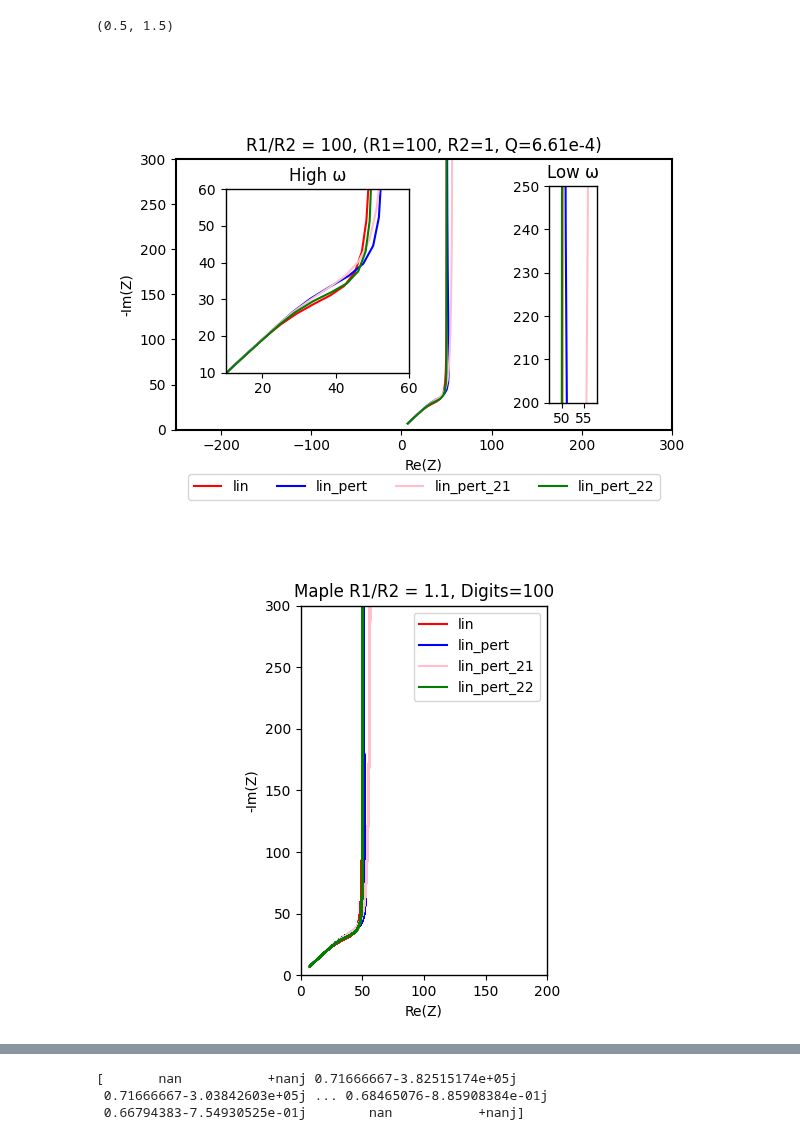
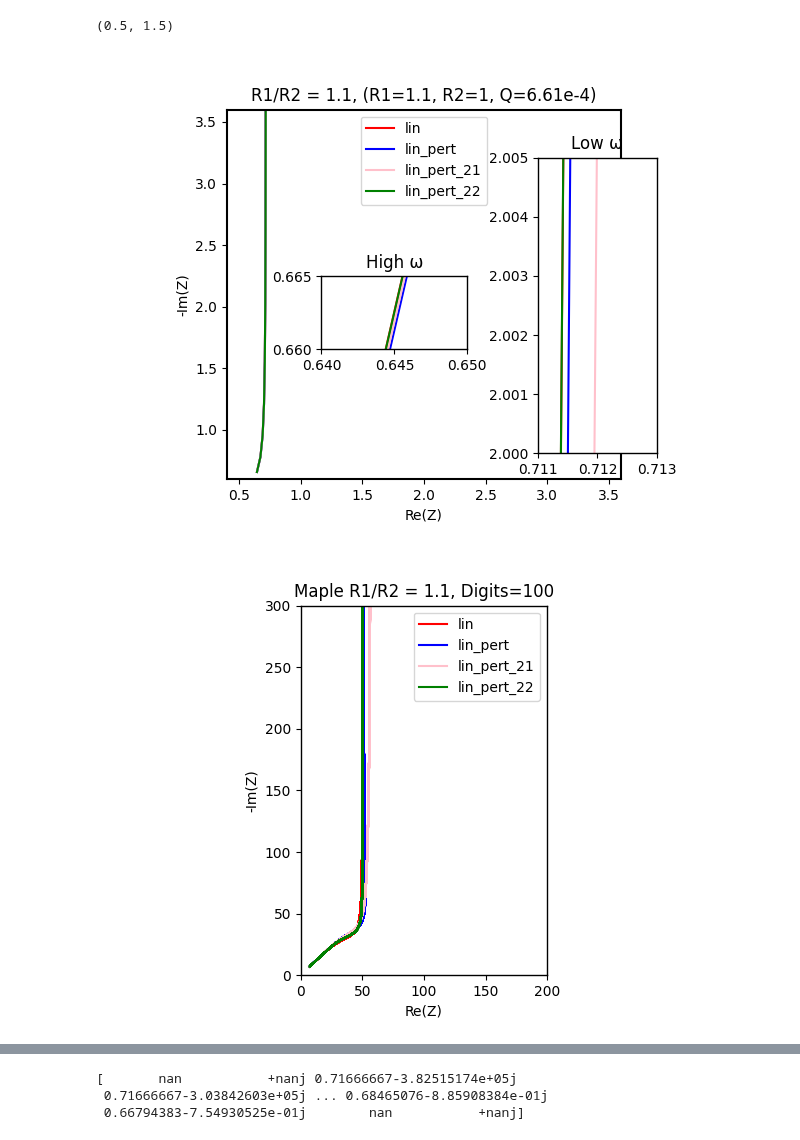
Before and after one commit to Yugal0/fitting-eis-inhomo-electrode, a Jupyter notebook: Linear mix.ipynb, the cells around one changed output, grey strips where cells are left out. Saved outputs shown, nothing was run; the diff lists cells and outputs as text; code cells hidden in the pictures.

```diff
--- a/Linear mix.ipynb
+++ b/Linear mix.ipynb
@@ -135,7 +135,7 @@ def TLMlinzertNewSecondSecond(p,f):
 # R2=Rref*t2
 # Q=6.61e-4
 # %%
-initial_guess=[100,1,6.61e-4]
+initial_guess=[1.1,1,6.61e-4]
 tlmlin=CustomCircuit(initial_guess=initial_guess,circuit='TLMlinNew_0')
 tlmlin_zert=CustomCircuit(initial_guess=initial_guess,circuit='TLMlinzertNew_0')
 tlmlin_semi=CustomCircuit(initial_guess=initial_guess,circuit='TLMlinsemiNew_0')
@@ -208,7 +208,7 @@ z_lin_pert_22_maple_100_1_point_1=make_z_from_csv("z_lin_pert_22_data_100_R1R2_1
 # %%
 plt.rcParams['axes.linewidth'] = 1.5
 ax= plt.figure().add_subplot()
-ax.set_title("R1/R2 = 100, (R1=100, R2=1, Q=6.61e-4)")
+ax.set_title("R1/R2 = 1.1, (R1=1.1, R2=1, Q=6.61e-4)")
 # # factor=194.56/1.5
 factor=1
 ax.plot(np.real(tlmlin_pred/factor),-np.imag(tlmlin_pred/factor),"r",label="lin")
@@ -217,19 +217,20 @@ ax.plot(np.real(tlmlin_zert_pred/factor),-np.imag(tlmlin_zert_pred/factor),"b",l
 #ax.plot(np.real(tlmlin_mix_pred)/factor,-np.imag(tlmlin_mix_pred)/factor,"y",label="lin_mix")
 ax.plot(np.real(tlmlin_zert_21_pred)/factor,-np.imag(tlmlin_zert_21_pred)/factor,"pink",label="lin_pert_21")
 ax.plot(np.real(tlmlin_zert_22_pred)/factor,-np.imag(tlmlin_zert_22_pred)/factor,"g",label="lin_pert_22")
-ax.legend(loc="upper center",ncol=4,bbox_to_anchor=[0.5,-0.14])
+#ax.legend(loc="upper center",ncol=4,bbox_to_anchor=[0.5,-0.14])
+ax.legend(loc="upper center")
 ax.set_xlabel("Re(Z)")
 ax.set_ylabel("-Im(Z)")
 ax.set_aspect("equal")
-ax.set_xlim(-250,300)
-ax.set_ylim(0,300)
+ax.set_xlim(0.4,3.6)
+ax.set_ylim(0.6,3.6)
 plt.rcParams['axes.linewidth'] = 1
 
-ax11=ax.inset_axes(bounds=[0.1,0.2,0.37,0.7])
+ax11=ax.inset_axes(bounds=[0.24,0.25,0.37,0.4])
 #ax.indicate_inset_zoom(ax11)
 ax11.set_title("High ω")
-ax11.set_xlim(10,60)
-ax11.set_ylim(10,60)
+ax11.set_xlim(0.64,0.65)
+ax11.set_ylim(0.660,0.665)
 ax11.set_aspect("equal")
 ax11.plot(np.real(tlmlin_pred/factor),-np.imag(tlmlin_pred/factor),"r",label="lin")
 ax11.plot(np.real(tlmlin_zert_pred/factor),-np.imag(tlmlin_zert_pred/factor),"b",label="lin_pert")
@@ -238,11 +239,11 @@ ax11.plot(np.real(tlmlin_zert_pred/factor),-np.imag(tlmlin_zert_pred/factor),"b"
 ax11.plot(np.real(tlmlin_zert_21_pred)/factor,-np.imag(tlmlin_zert_21_pred)/factor,"pink",label="lin_pert_21")
 ax11.plot(np.real(tlmlin_zert_22_pred)/factor,-np.imag(tlmlin_zert_22_pred)/factor,"g",label="lin_pert_22")
 
-ax12=ax.inset_axes(bounds=[0.5,0.1,0.6,0.8])
+ax12=ax.inset_axes(bounds=[0.64,0.07,0.6,0.8])
 ax12.set_title("Low ω")
 #ax.indicate_inset_zoom(ax12)
-ax12.set_xlim(47,58)
-ax12.set_ylim(200,250)
+ax12.set_xlim(0.711,0.713)
+ax12.set_ylim(2,2.005)
 ax12.set_aspect("equal")
 ax12.plot(np.real(tlmlin_pred/factor),-np.imag(tlmlin_pred/factor),"r",label="lin")
 ax12.plot(np.real(tlmlin_zert_pred/factor),-np.imag(tlmlin_zert_pred/factor),"b",label="lin_pert")
@@ -251,7 +252,7 @@ ax12.plot(np.real(tlmlin_zert_pred/factor),-np.imag(tlmlin_zert_pred/factor),"b"
 ax12.plot(np.real(tlmlin_zert_21_pred)/factor,-np.imag(tlmlin_zert_21_pred)/factor,"pink",label="lin_pert_21")
 ax12.plot(np.real(tlmlin_zert_22_pred)/factor,-np.imag(tlmlin_zert_22_pred)/factor,"g",label="lin_pert_22")
 
-
+plt.savefig("Pert 2nd oder small R1 R2 diff.svg",format="svg")
 ##From MAPLE
 ax4= plt.figure().add_subplot()
 ax4.set_title("Maple R1/R2 = 100, Digits=100")
@@ -266,34 +267,34 @@ ax4.set_aspect("equal")
 ax4.set_xlim(0,200)
 ax4.set_ylim(0,300)
 
 # ax6= plt.figure().add_subplot()
 # ax6.set_title("maple_100_100_rerun")
 # ax6.plot(np.real(z_lin_maple_100_100),-np.imag(z_lin_maple_100_100),"r",label="lin")
 # ax6.plot(np.real(z_lin_pert_maple_100_100),-np.imag(z_lin_pert_maple_100_100),"b",label="lin_pert")
 # ax6.plot(np.real(z_lin_pert_21_maple_100_100),-np.imag(z_lin_pert_21_maple_100_100),"pink",label="lin_pert_21")
 # #ax6.plot(np.real(z_lin_pert_22_maple_100_100),-np.imag(z_lin_pert_22_maple_100_100),"g",label="lin_pert_22")
 # ax6.legend()
 # ax6.set_xlabel("Re(Z)")
 # ax6.set_ylabel("-Im(Z)")
 # ax6.set_aspect("equal")
 # ax6.set_xlim(-4,200)
 # ax6.set_ylim(-1,600)
 
 ax5= plt.figure().add_subplot()
 ax4.set_title("Maple R1/R2 = 1.1, Digits=100")
 ax5.plot(np.real(z_lin_maple_100_1_point_1),-np.imag(z_lin_maple_100_1_point_1),"r",label="lin")
 ax5.plot(np.real(z_lin_pert_maple_100_1_point_1),-np.imag(z_lin_pert_maple_100_1_point_1),"b",label="lin_pert")
 ax5.plot(np.real(z_lin_pert_21_maple_100_1_point_1),-np.imag(z_lin_pert_21_maple_100_1_point_1),"pink",label="lin_pert_21")
 ax5.plot(np.real(z_lin_pert_22_maple_100_1_point_1),-np.imag(z_lin_pert_22_maple_100_1_point_1),"g",label="lin_pert_22")
 ax5.legend()
 ax5.set_xlabel("Re(Z)")
 ax5.set_ylabel("-Im(Z)")
 ax5.set_aspect("equal")
 ax5.set_xlim(0.5,0.8)
 ax5.set_ylim(0.5,1.5)
 # %% [output]
 (0.5, 1.5)
-[figure, old version]
+[figure, new version]
 [figure]
 [figure]
 # %%
```
Also changed, not shown: 9 other files.
